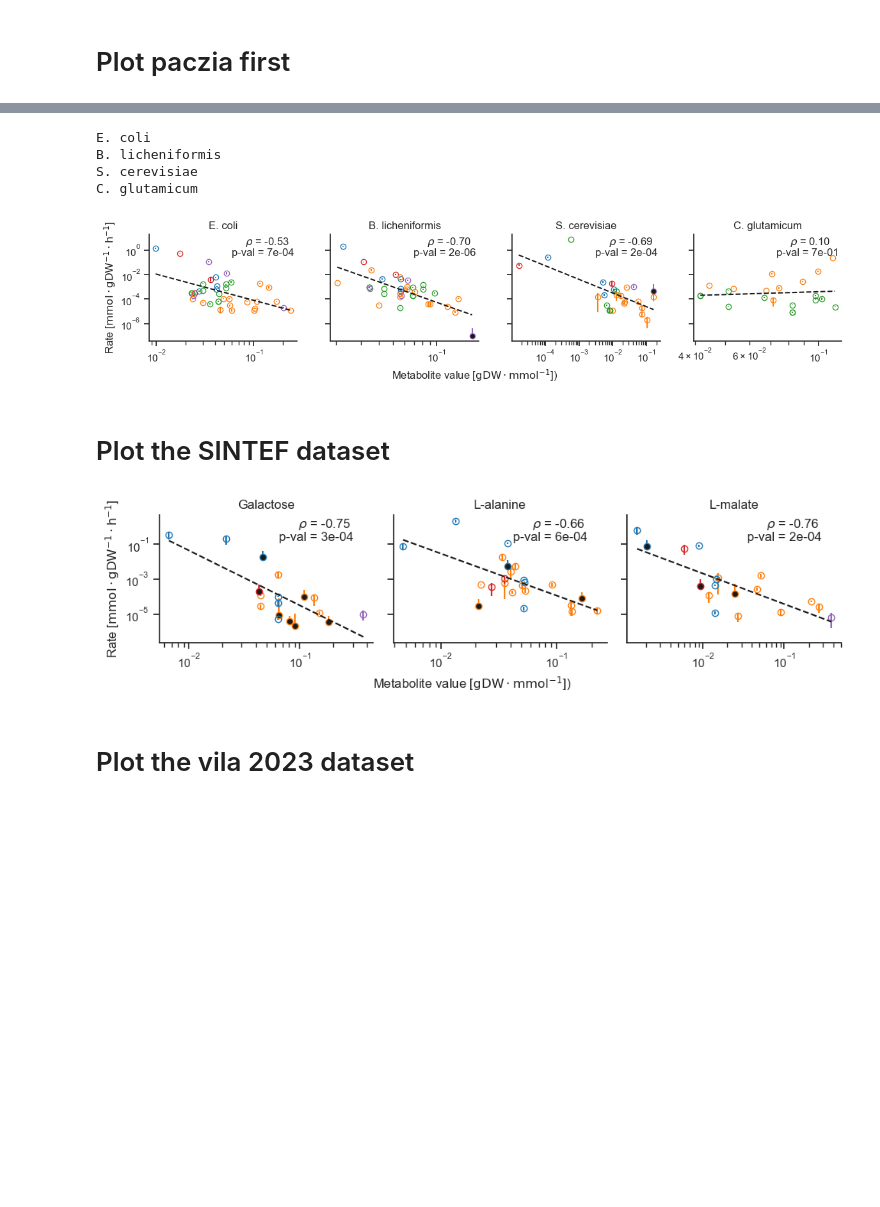
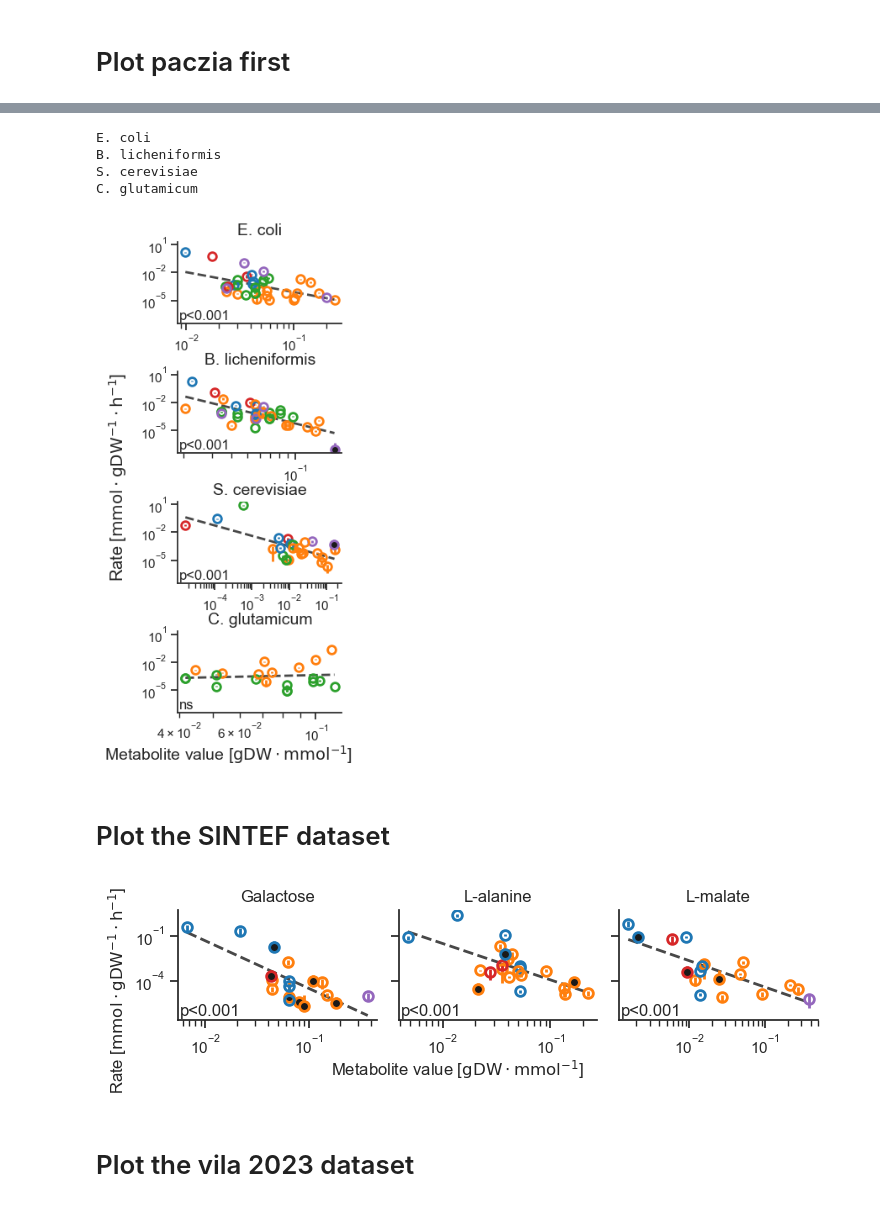
Before and after one commit to sulheim/metabolite-release, a Jupyter notebook: notebooks/1_release_rates/4_div/4C_make_figure_1.ipynb, the cells around one changed output, grey strips where cells are left out. Cells and saved outputs as stored; diff of their text form; code cells hidden in the pictures; blank space fills up the shorter version.

```diff
--- a/notebooks/1_release_rates/4_div/4C_make_figure_1.ipynb
+++ b/notebooks/1_release_rates/4_div/4C_make_figure_1.ipynb
@@ -14,8 +14,9 @@ from scipy.stats import linregress
 import scipy.stats as st
 from matplotlib import cm, colors
 import matplotlib.lines as mlines
-sns.set(font_scale = 1, style = 'ticks')
+sns.set_theme(font_scale = 1, style = 'ticks')
 import reframed
+import matplotlib.lines as mlines
 # %% [markdown]
 # Figure 1A: metabolite time courses
 # %%
@@ -245,13 +246,17 @@ cclass_color = {'Carboxylic acids':cmap(0), 'Amino acids':cmap(1), 'Organooxygen
                 'Keto / hydroxy acids':cmap(3), 'Other':cmap(4)}
 # cclass_color = {'Organic acid':'C0', 'Amino acid':'C1', 'Phosphorylated sugar':'C2', 'Other':'C3'}
 # %%
-def linear_fit(slope, intercept, x, n = 20):
-    xarr = np.linspace(x.min(), x.max(), n, endpoint=True)
+def linear_fit(slope, intercept, x, n = 20, xmin = None, xmax = None):
+    if xmin is None:
+        xmin = x.min()
+    if xmax is None:
+        xmax = x.max()
+    xarr = np.linspace(xmin, xmax, n, endpoint=True)
     yarr = intercept + slope*xarr
     return xarr, yarr, 10**xarr, 10**yarr
 # %%
 sns.set(font_scale = 1, style = 'ticks')
-fig, axes = plt.subplots(1,4, figsize = (12, 3), sharey=True)
+fig, axes = plt.subplots(4,1, figsize = (3, 7), sharey=True)
 species_list = ["E. coli", "B. licheniformis", "S. cerevisiae", "C. glutamicum"]
 # for i, species in enumerate(df_p.Species.unique()):
 for i, species in enumerate(species_list):
@@ -270,49 +275,58 @@ for i, species in enumerate(species_list):
     # axes[i].set_xlim(np.min(x)*1.2, np.max(x)*0.5)
     for j in range(idxs.sum()):
         yjerr = yierr2[:, j, np.newaxis]
         if yjerr[0] > y[j]:
             yjerr[0] = 0
             markerfacecolor = 'k'
         else:
             markerfacecolor = 'none'
         axes[i].errorbar(x[j], y[j], yerr = yjerr,  ls = 'none', marker = 'o', c = pcolors[j], zorder = 0,
-                         markeredgecolor=pcolors[j], markerfacecolor=markerfacecolor, ecolor = pcolors[j])
-    axes[i].set_title(species)
+                         markeredgecolor=pcolors[j], markerfacecolor=markerfacecolor,
+                         markeredgewidth = 2, ms = 7, lw = 2,
+                         ecolor = pcolors[j])
+    axes[i].set_title(species, fontsize = 14)
     slope, intercept, rvalue, pvalue, _ = linregress(logx,logy)
     xarr, yarr, xarr10, yarr10 = linear_fit(slope, intercept, logx)
-    axes[i].plot(xarr10, yarr10, ls = '--', c = 'k')
-    axes[i].annotate(fr'$\rho$ = {rvalue:.2f}', (0.65, 0.9), xycoords = 'axes fraction')
-    axes[i].annotate(fr'p-val = {pvalue:.0e}', (0.56, 0.8), xycoords = 'axes fraction')
+    axes[i].plot(xarr10, yarr10, ls = '--', c = 'k', lw = 2, zorder=-1, alpha = 0.8)
+    # axes[i].annotate(fr'$\rho$ = {rvalue:.2f}', (0.65, 0.9), xycoords = 'axes fraction')
+    # axes[i].annotate(fr'p-val = {pvalue:.0e}', (0.56, 0.8), xycoords = 'axes fraction')
+    if pvalue < 0.001:
+        pval_label = 'p<0.001'
+    else:
+        pval_label='ns'
+    axes[i].annotate(pval_label, (0.01, 0.01), xycoords = 'axes fraction', va = 'bottom', ha = 'left')#, fontsize = 10)
     axes[i].set_yscale('log')
     axes[i].set_xscale('log')
+    # axes[i].set_xlim(min(1e-2, xarr10.min()*0.8), max(xarr10.max()*1.2, 0.3))
     # sns.regplot(x = logx, y = logy, scatter = False, color = 'gray', ax = axes[i], line_kws={'ls':'--', 'lw': 2})#, truncate=False
 
 # axes[0].set_ylabel(r'$\rm{log}_{10}$(Rate [mmol/gDW/h])')
-axes[0].set_ylabel(r'Rate [$\rm{mmol \cdot gDW^{-1} \cdot h^{-1}}$]')
+fig.supylabel(r'Rate [$\rm{mmol \cdot gDW^{-1} \cdot h^{-1}}$]')
 # axes[3].set_ylim([1e-5, 1])
 
 
 # axes[1].set_xlim([0.015, 0.25])
 # axes[0].set_ylim(-6, 1.5)
 sns.despine()
-fig.supxlabel(r'Metabolite value [$\rm{gDW \cdot mmol^{-1}}$])', y = 0.1, size = 12)
-plt.tight_layout()
+fig.supxlabel(r'Metabolite value [$\rm{gDW \cdot mmol^{-1}}$]', y = 0.01, size = 14)
+# plt.tight_layout()
+plt.subplots_adjust(wspace = 0.6, hspace = 0.6, left=0.3, right=0.95, top=0.9, bottom=0.1)
 plt.savefig(figure_folder / '1_paczia_rates.pdf')
 # sns.scatterplot(data = df_no_cg_p, x = 'log10(Metabolite value [gDW/mmol])', y = 'log10(Rate [mmol/gDW/h])')
 # p = sns.relplot(data = df_no_cg_p, x = 'log10(Metabolite value [gDW/mmol])', y = 'log10(Rate [mmol/gDW/h])', col = 'Species', col_wrap=3, hue = 'Compound class', s = 100, facet_kws={'sharex': False, 'sharey': False})
 # %% [output]
 E. coli
 B. licheniformis
 S. cerevisiae
 C. glutamicum
-[figure, old version]
+[figure, new version]
 # %% [markdown]
 # Plot the SINTEF dataset
 # %%
 df_s = df_rates.loc[df_rates.Dataset == 'SINTEF-23', :].sort_values(['Carbon source', 'Metabolite'])
 # %%
 sns.set(font_scale = 1, style = 'ticks')
-fig, axes = plt.subplots(1,3, figsize = (10, 3), sharey=True)
+fig, axes = plt.subplots(1, 3, figsize = (8, 2), sharey=True, sharex=False)
 for i, cs in enumerate(df_s['Carbon source'].unique()):
     nanidx = df_s[['log10(Metabolite value [gDW/mmol])','log10(Rate [mmol/gDW/h])']].isna().any(axis = 1)
     idxcs = (df_s['Carbon source'] == cs) & ~nanidx
@@ -334,32 +348,37 @@ for i, cs in enumerate(df_s['Carbon source'].unique()):
         else:
             markerfacecolor = 'none'
         axes[i].errorbar(x[j], y[j], yerr = yjerr,  ls = 'none', marker = 'o', c = pcolors[j], zorder = 0,
-                         markeredgecolor=pcolors[j], markerfacecolor=markerfacecolor, ecolor = pcolors[j])# alpha = 0.8,
-    axes[i].set_title(cs)
+                         markeredgecolor=pcolors[j], markerfacecolor=markerfacecolor,
+                         markeredgewidth = 2, linewidth = 2, ms = 7,
+                         ecolor = pcolors[j])# alpha = 0.8,
+    axes[i].set_title(cs, fontsize=12)
     slope, intercept, rvalue, pvalue, _ = linregress(logx,logy)
     xarr, yarr, xarr10, yarr10 = linear_fit(slope, intercept, logx)
-    axes[i].plot(xarr10, yarr10, ls = '--', c = 'k')
-    axes[i].annotate(fr'$\rho$ = {rvalue:.2f}', (0.65, 0.9), xycoords = 'axes fraction')
-    axes[i].annotate(fr'p-val = {pvalue:.0e}', (0.56, 0.8), xycoords = 'axes fraction')
+    axes[i].plot(xarr10, yarr10, ls = '--', c = 'k', lw = 2, zorder=-1, alpha = 0.8)
+    # axes[i].annotate(fr'$\rho$ = {rvalue:.2f}', (0.65, 0.9), xycoords = 'axes fraction')
+    # axes[i].annotate(fr'p-val = {pvalue:.0e}', (0.56, 0.8), xycoords = 'axes fraction')
+    axes[i].annotate(fr'p<0.001', (0.01, 0.01), xycoords = 'axes fraction', ha = 'left', va = 'bottom')
     axes[i].set_yscale('log')
     axes[i].set_xscale('log')
     # sns.regplot(x = logx, y = logy, scatter = False, color = 'gray', ax = axes[i], line_kws={'ls':'--', 'lw': 2})#, truncate=False
 
 # axes[0].set_ylabel(r'$\rm{log}_{10}$(Rate [mmol/gDW/h])')
-axes[0].set_ylabel(r'Rate [$\rm{mmol \cdot gDW^{-1} \cdot h^{-1}}$]')
+fig.supylabel(r'Rate [$\rm{mmol \cdot gDW^{-1} \cdot h^{-1}}$]', x = 0.06, size = 12)
 # axes[3].set_ylim([1e-5, 1])
-
 
 # axes[1].set_xlim([0.015, 0.25])
 # axes[0].set_ylim(-6, 1.5)
 sns.despine()
-fig.supxlabel(r'Metabolite value [$\rm{gDW \cdot mmol^{-1}}$])', y = 0.1, size = 12)
-plt.tight_layout()
+fig.supxlabel(r'Metabolite value [$\rm{gDW \cdot mmol^{-1}}$]', y = 0.05, size = 12)
+# plt.tight_layout()
+# plt.subplots_adjust(hspace = 0.4, left=0.15, bottom=0.3)
+plt.subplots_adjust(wspace = 0.11, hspace = 0.3, left=0.15, right=0.95, top=0.9, bottom=0.35)
+
 plt.savefig(figure_folder / '1_sintef rates.pdf')
 # sns.scatterplot(data = df_no_cg_p, x = 'log10(Metabolite value [gDW/mmol])', y = 'log10(Rate [mmol/gDW/h])')
 # p = sns.relplot(data = df_no_cg_p, x = 'log10(Metabolite value [gDW/mmol])', y = 'log10(Rate [mmol/gDW/h])', col = 'Species', col_wrap=3, hue = 'Compound class', s = 100, facet_kws={'sharex': False, 'sharey': False})
 # %% [output]
-[figure, old version]
+[figure, new version]
 # %% [markdown]
 # Plot the vila 2023 dataset
 # %%
```
Also changed, not shown: parts of 6 cells of this notebook, 3 other files.
